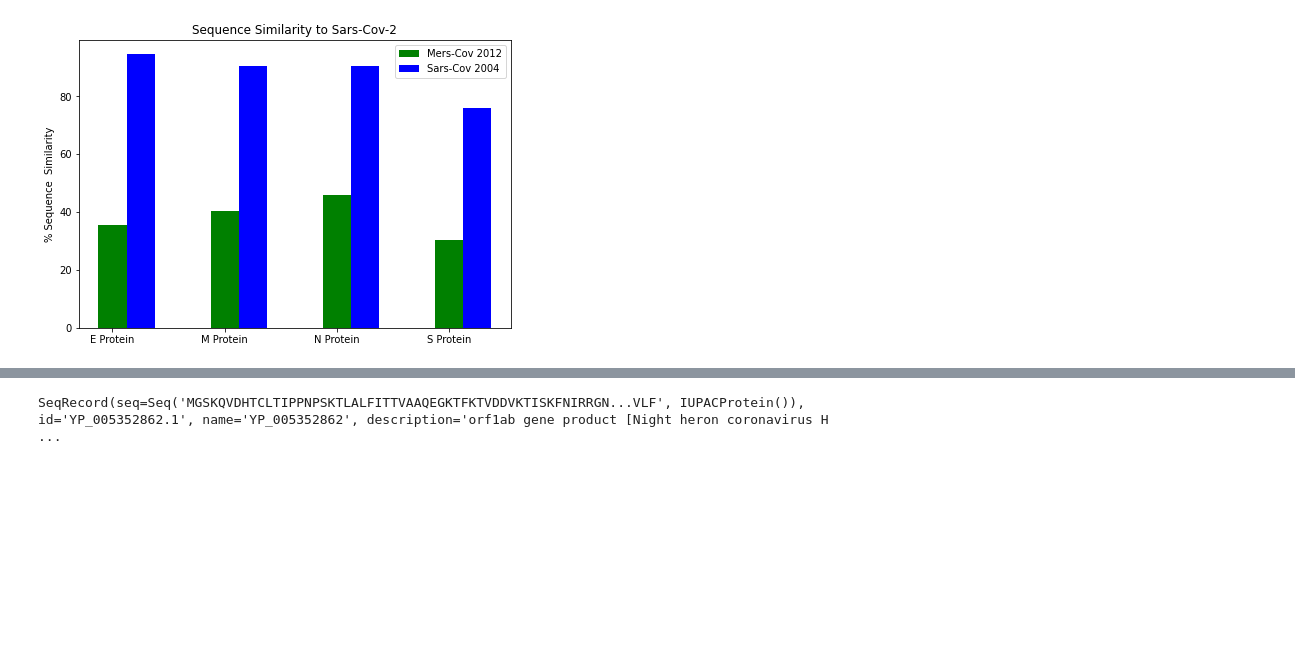
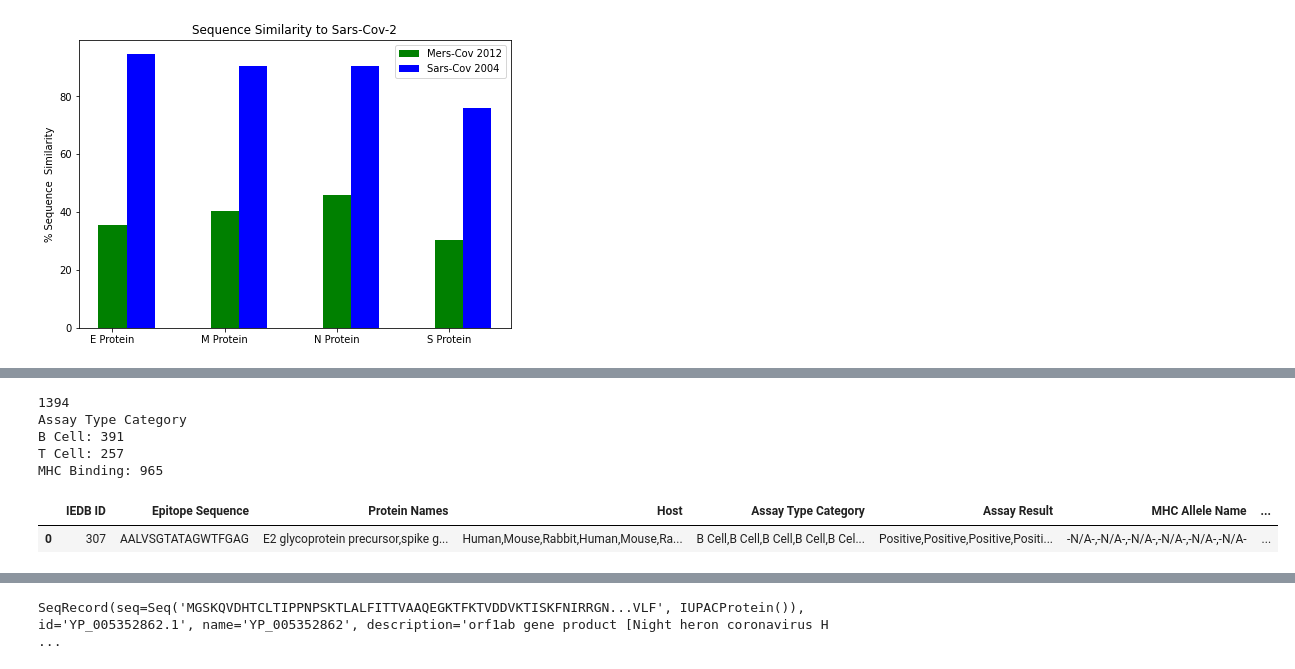
Before and after one commit to davidcwang/SARS_CoV_2_Analysis, a Jupyter notebook: sarscov2.ipynb, the cells around one changed output, grey strips where cells are left out. Saved outputs shown, nothing was run; the diff lists cells and outputs as text; code cells hidden in the pictures; blank space fills up the shorter version.

```diff
--- a/sarscov2.ipynb
+++ b/sarscov2.ipynb
@@ -101,3 +101,7 @@ sars_cov_2_sars_cov_1_s_prot.ali Protein Length: 1277 Similarity: 76.0%
 plot_protein_sim(sim_results)
 # %% [output]
 [figure]
+# %%
+import pandas as pd
+
+df = pd.read_csv('data/200938383919-sars_cov_vipr_epitopes.tsv', sep='\t')
@@ -103,0 +111,18 @@ plot_protein_sim(sim_results)
+# %%
+total = len(df))
+# Get the number or rows that have 'B Cell' in the 'Assay Type Category Column'
+print('Assay Type Category')
+print('B Cell: {}'.format(df['Assay Type Category'].apply(lambda x: 'B Cell' in x).sum()))
+print('T Cell: {}'.format(df['Assay Type Category'].apply(lambda x: 'T Cell' in x).sum()))
+print('MHC Binding: {}'.format(df['Assay Type Category'].apply(lambda x: 'MHC Binding' in x).sum()))
+# %% [output]
+1394
+Assay Type Category
+B Cell: 391
+T Cell: 257
+MHC Binding: 965
+# %%
+df.head(1)
+# %% [output]
+|  | IEDB ID | Epitope Sequence | Protein Names | Host | Assay Type Category | Assay Result | MHC Allele Name | ... |
+| 0 | 307 | AALVSGTATAGWTFGAG | E2 glycoprotein precursor,spike g... | Human,Mouse,Rabbit,Human,Mouse,Ra... | B Cell,B Cell,B Cell,B Cell,B Cel... | Positive,Positive,Positive,Positi... | -N/A-,-N/A-,-N/A-,-N/A-,-N/A-,-N/A- | ... |
```
Also changed, not shown: parts of 11 cells of this notebook.
